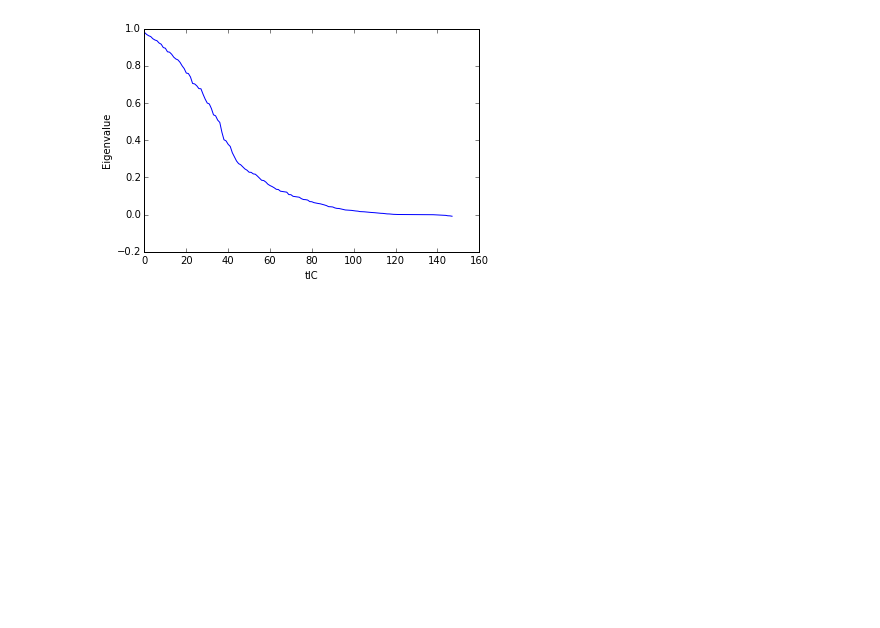
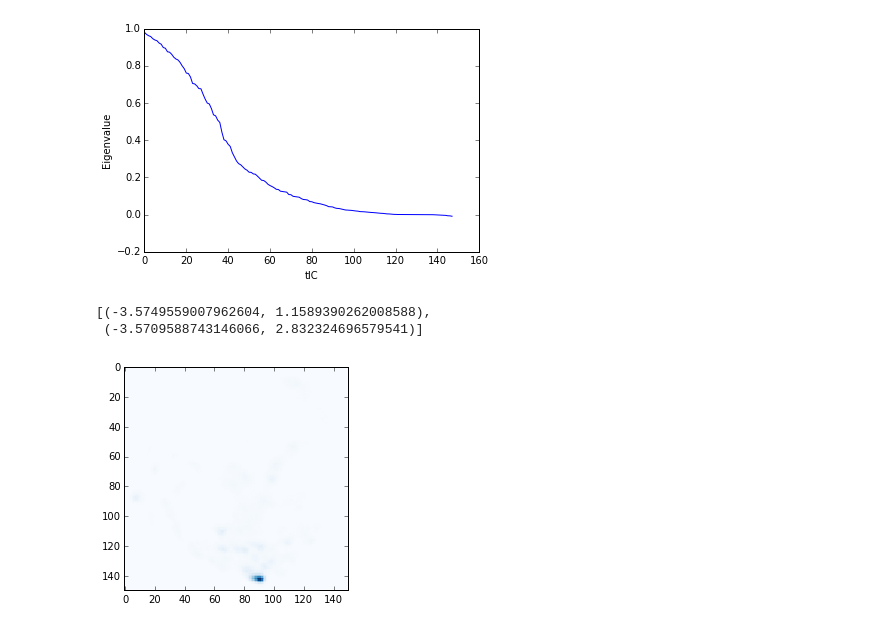
Before and after one commit to maxentile/msm-learn, a Jupyter notebook: notebooks/Trajectory overlap plot.ipynb, the cells around one changed output. Saved outputs shown, nothing was run; the diff lists cells and outputs as text; code cells hidden in the pictures; blank space fills up the shorter version.

```diff
--- a/notebooks/Trajectory overlap plot.ipynb
+++ b/notebooks/Trajectory overlap plot.ipynb
@@ -4,9 +4,11 @@ from msmbuilder.featurizer import DihedralFeaturizer
 
 fs = FsPeptide().get().trajectories
 n_atoms = fs[0].n_atoms
-fs_dih_feat = DihedralFeaturizer(['phi', 'psi', 'omega', 'chi1', 'chi2', 'chi3', 'chi4']).transform(fs)
+dih_model = DihedralFeaturizer(['phi', 'psi', 'omega', 'chi1', 'chi2', 'chi3', 'chi4'])
+fs_dih_feat = dih_model.transform(fs)
 
 import numpy as np
+import numpy.random as npr
 import matplotlib.pyplot as plt
 %matplotlib inline
 # %% [output]
@@ -67,0 +85,13 @@ plt.ylabel('Eigenvalue')
+# %%
+ndim=2
+lims = zip(X_[:,:ndim].min(0),X_[:,:ndim].max(0))
+lims
+# %% [output]
+[(-3.5749559007962604, 1.1589390262008588),
+ (-3.5709588743146066, 2.832324696579541)]
+# %%
+hist,xedges,yedges = np.histogram2d(X_[:,0],X_[:,1],range=lims,bins=150)
+# %%
+plt.imshow(hist,cmap='Blues',interpolation='none');
+# %% [output]
+[figure, added]
```
Also changed, not shown: parts of 22 cells of this notebook, 4 other files.
